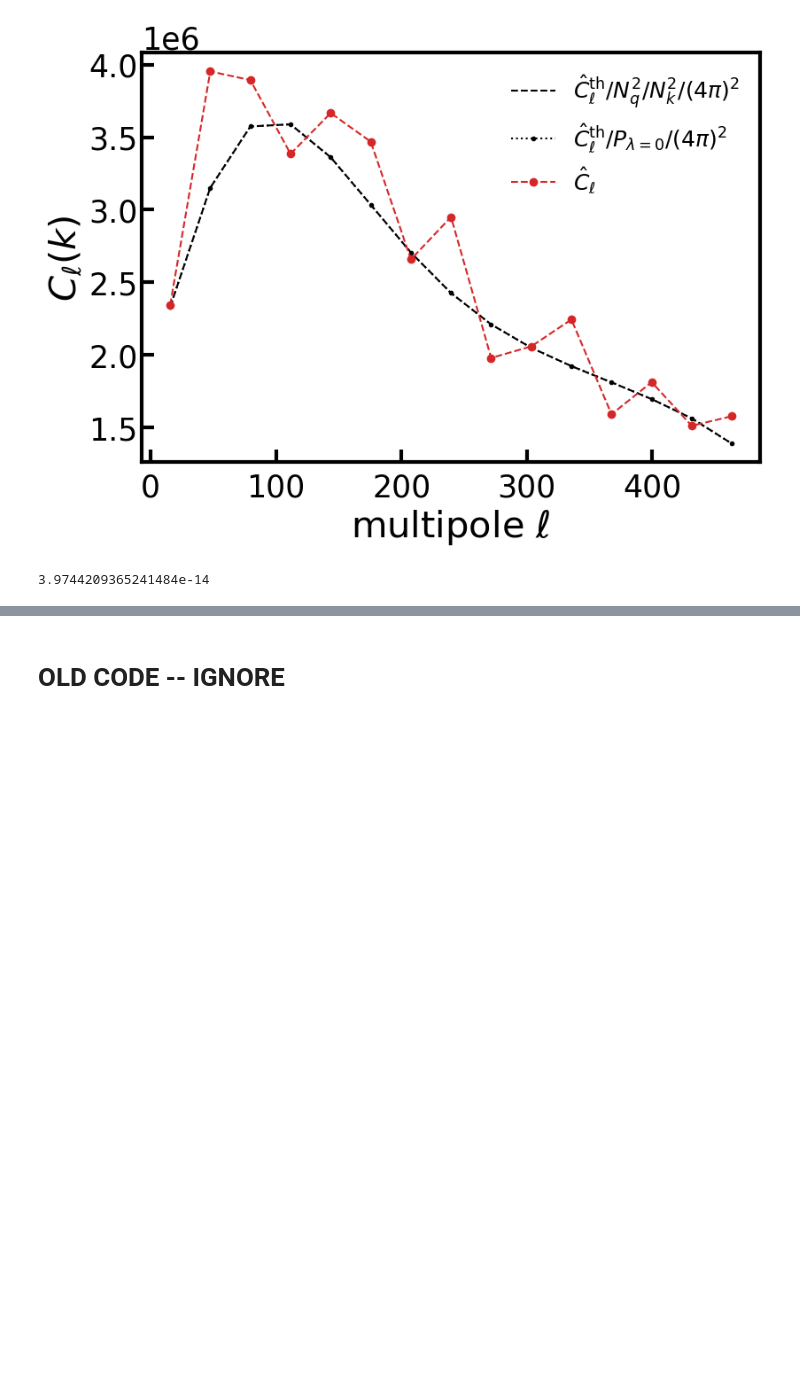
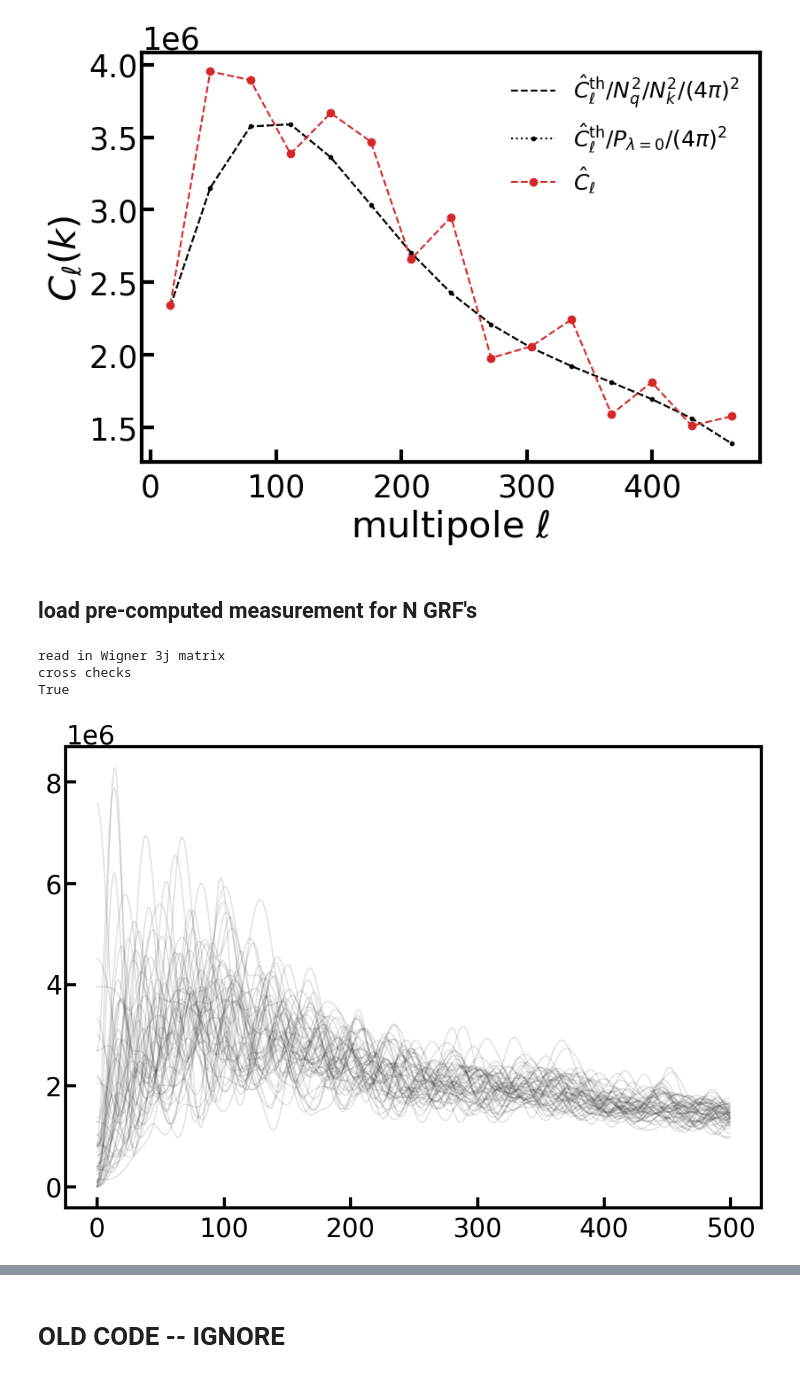
Before and after one commit to roger2b/directsht-lya, a Jupyter notebook: notebooks/lya_GRFs_directSHT.ipynb, the cells around one changed output, grey strips where cells are left out. Drawn from its saved outputs; the diff is of its cells as text; code cells hidden in the pictures; blank space fills up the shorter version.

```diff
--- a/notebooks/lya_GRFs_directSHT.ipynb
+++ b/notebooks/lya_GRFs_directSHT.ipynb
@@ -464,7 +458,49 @@ if do_plots:
 # %% [output]
 [figure]
 [figure]
-# %%
-1/norm_Plambda
-# %% [output]
-3.9744209365241484e-14
+# %% [markdown]
+## load pre-computed measurement for N GRF's
+# %%
+L_GRF = 1380.0
+N_GRF=512
+Nskew = 9797
+num_sim=50
+Nl = 500
+cl_k = np.load(f'./data/cl_k_GRF_L{int(GRF.L):d}_N{int(GRF.N):d}_Nq{int(Nskew):d}_Nl{int(Nl):d}_sims{int(num_sim):d}.npy')
+
+# load wl
+wl = np.load(f'./data/wl_GRF_L{int(GRF.L):d}_N{int(GRF.N):d}_Nq{int(Nskew):d}_Nl{int(Nl):d}_sims{int(1):d}.npy')
+# %%
+#initialize class
+couple_mat = Wigner3j.CoupleMat(Nl, wl)
+coupling_matrix = couple_mat.compute_matrix()
+
+MD = MaskDeconvolution(Nl,wl,precomputed_Wigner=coupling_matrix)
+#
+# choose binning for Cell's
+NperBin = 2**5
+bins    = MD.binning_matrix('linear',0,NperBin)
+Mbl     = MD.window_matrix(bins)
+# # Look at the sums over ell.
+# print("\nRow sums of Mbl:")
+# print(Mbl.sum(axis=1))
+
+print('cross checks ')
+print(np.allclose(coupling_matrix, MD.Mll))
+
+Cl_hat_GRF = np.dot(coupling_matrix, C_ell) #[:MD.Mll.shape[1]]
+binned_Cl_hat_GRF = bins @ Cl_hat_GRF
+# %% [output]
+read in Wigner 3j matrix
+cross checks
+True
+# %%
+binned_clk = []
+for i in range(num_sim):
+    plt.plot(cl_k[i],'k-', alpha=0.1)
+    binned_clk.append(bins @ cl_k[i])
+binned_clk = np.stack(binned_clk)
+binned_clk_mean = np.mean(binned_clk, axis=0)
+binned_clk_std = np.std(binned_clk, axis=0)
+# %% [output]
+[figure, added]
```
Also changed, not shown: parts of 15 cells of this notebook, 10 other files.
